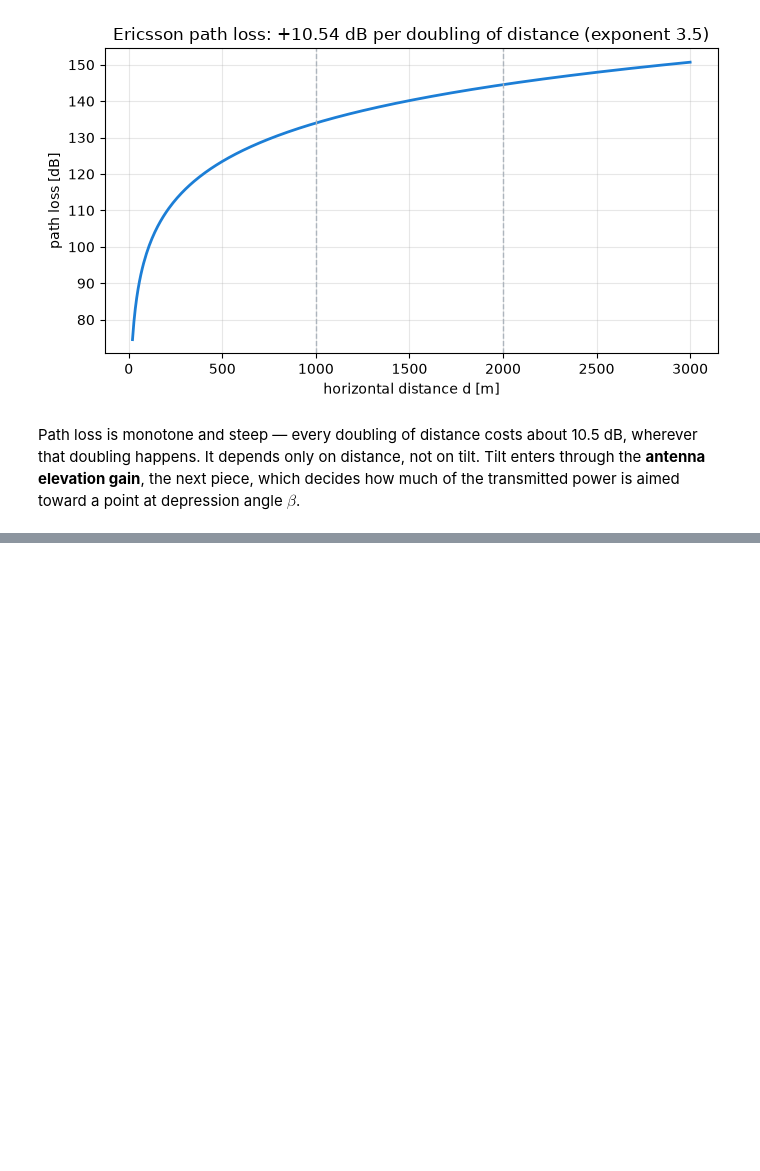
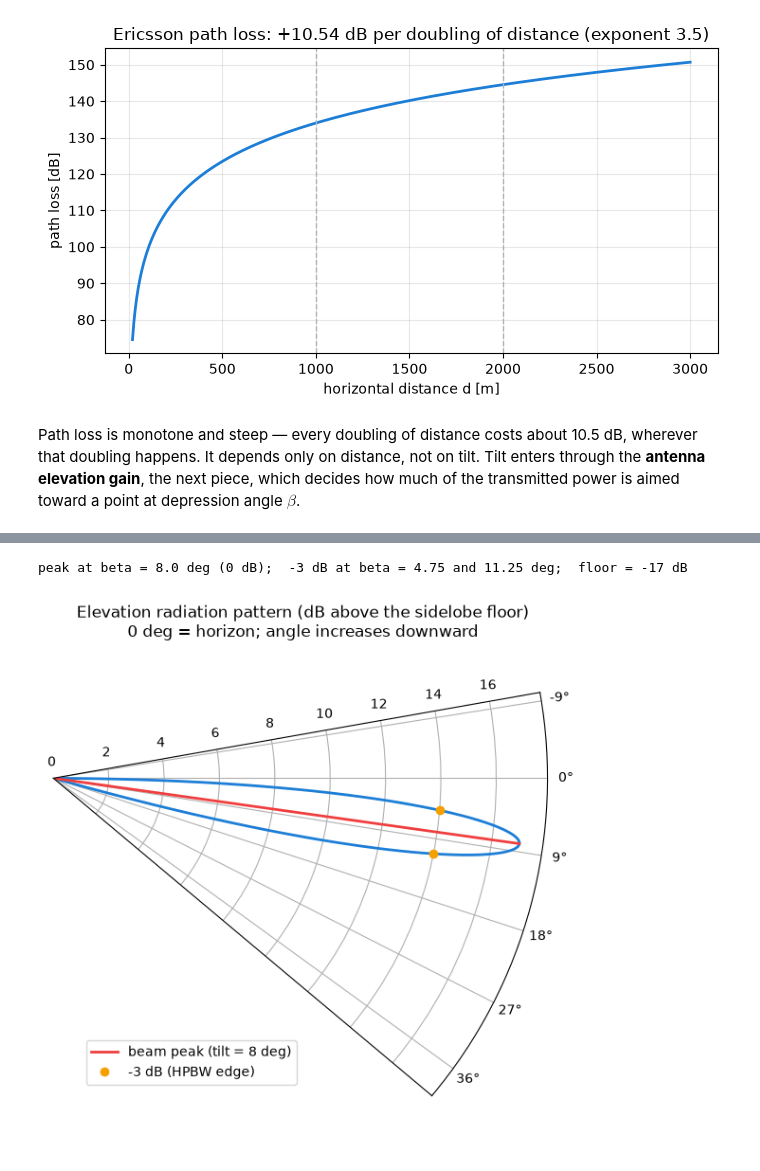
Before and after one commit to Rom5Leo/Telecom_Optimization, a Jupyter notebook: notebooks/antenna_tilt/01_one_antenna.ipynb, the cells around one changed output, grey strips where cells are left out. Saved outputs shown, nothing was run; the diff lists cells and outputs as text; code cells hidden in the pictures; blank space fills up the shorter version.

Commit message:
1a §3: elevation radiation pattern (verify + polar lobe); D06 uncertainty methodology

```diff
--- a/notebooks/antenna_tilt/01_one_antenna.ipynb
+++ b/notebooks/antenna_tilt/01_one_antenna.ipynb
@@ -170,0 +198,47 @@ point at depression angle $\beta$.
+# %%
+from telecomopt.rf import elevation_gain_db
+
+tilt = 8.0   # electrical downtilt [deg], positive downward
+
+# defining points of the pattern, all relative to the 0 dB peak:
+assert np.isclose(elevation_gain_db(tilt, tilt), 0.0)             # peak: beam points straight at the point
+assert np.isclose(elevation_gain_db(tilt + 45, tilt), p.sll_el)  # far off-beam: clamped to the floor
+
+#   By the HPBW convention they sit +/- HPBW/2 around the pointing angle
+half_power_angles = [tilt - p.hpbw_el / 2, tilt + p.hpbw_el / 2]
+
+for a in half_power_angles:
+    assert np.isclose(elevation_gain_db(a, tilt), -3.0, atol=1e-9)
+print(f"peak at beta = {tilt:.1f} deg (0 dB);  "
+      f"-3 dB at beta = {half_power_angles[0]:.2f} and {half_power_angles[1]:.2f} deg;  "
+      f"floor = {p.sll_el:.0f} dB")
+# %% [output]
+peak at beta = 8.0 deg (0 dB);  -3 dB at beta = 4.75 and 11.25 deg;  floor = -17 dB
+# %%
+# The pattern drawn as a lobe: radius = how strongly the panel radiates toward each angle.
+beta = np.linspace(-10, 40, 500)   # depression-angle sweep [deg]; positive = below horizon
+
+#  the pattern gain toward each angle for this tilt.
+#  elevation_gain_db(elevation_deg, tilt_deg) is scalar -> map it over beta (same pattern as before).
+gain_db = np.array([elevation_gain_db(x,tilt) for x in beta])
+
+# a polar radius must be >= 0, but gain_db runs from 0 (peak) down to SLL (floor).
+# Shift the pattern up by the floor so SLL -> 0 and the peak -> -SLL (=17):  radius = gain - floor.
+r = gain_db - p.sll_el         # hint: the floor is p.sll_el (a negative number, so subtracting it adds |SLL|)
+
+fig = plt.figure(figsize=(6, 6))
+ax = fig.add_subplot(111, projection="polar")
+ax.set_theta_zero_location("E")    # 0 deg = horizon, radiating out from the tower
+ax.set_theta_direction(-1)         # increasing angle sweeps downward (below the horizon)
+ax.set_thetamin(-10); ax.set_thetamax(40)
+ax.plot(np.radians(beta), r, color="#1c7ed6", lw=2)
+ax.plot([np.radians(tilt)] * 2, [0, -p.sll_el], color="#f03e3e", lw=2,
+        label=f"beam peak (tilt = {tilt:.0f} deg)")
+for e in (tilt - p.hpbw_el / 2, tilt + p.hpbw_el / 2):
+    ax.plot(np.radians(e), -3.0 - p.sll_el, "o", color="#f59f00")
+ax.plot([], [], "o", color="#f59f00", label="-3 dB (HPBW edge)")
+ax.set_title("Elevation radiation pattern (dB above the sidelobe floor)\n0 deg = horizon; angle increases downward")
+ax.legend(loc="upper right", bbox_to_anchor=(.5, 0.22))
+plt.tight_layout(); plt.show()
+# %% [output]
+[figure, added]
```
Also changed, not shown: parts of 2 cells of this notebook, 1 other file.
